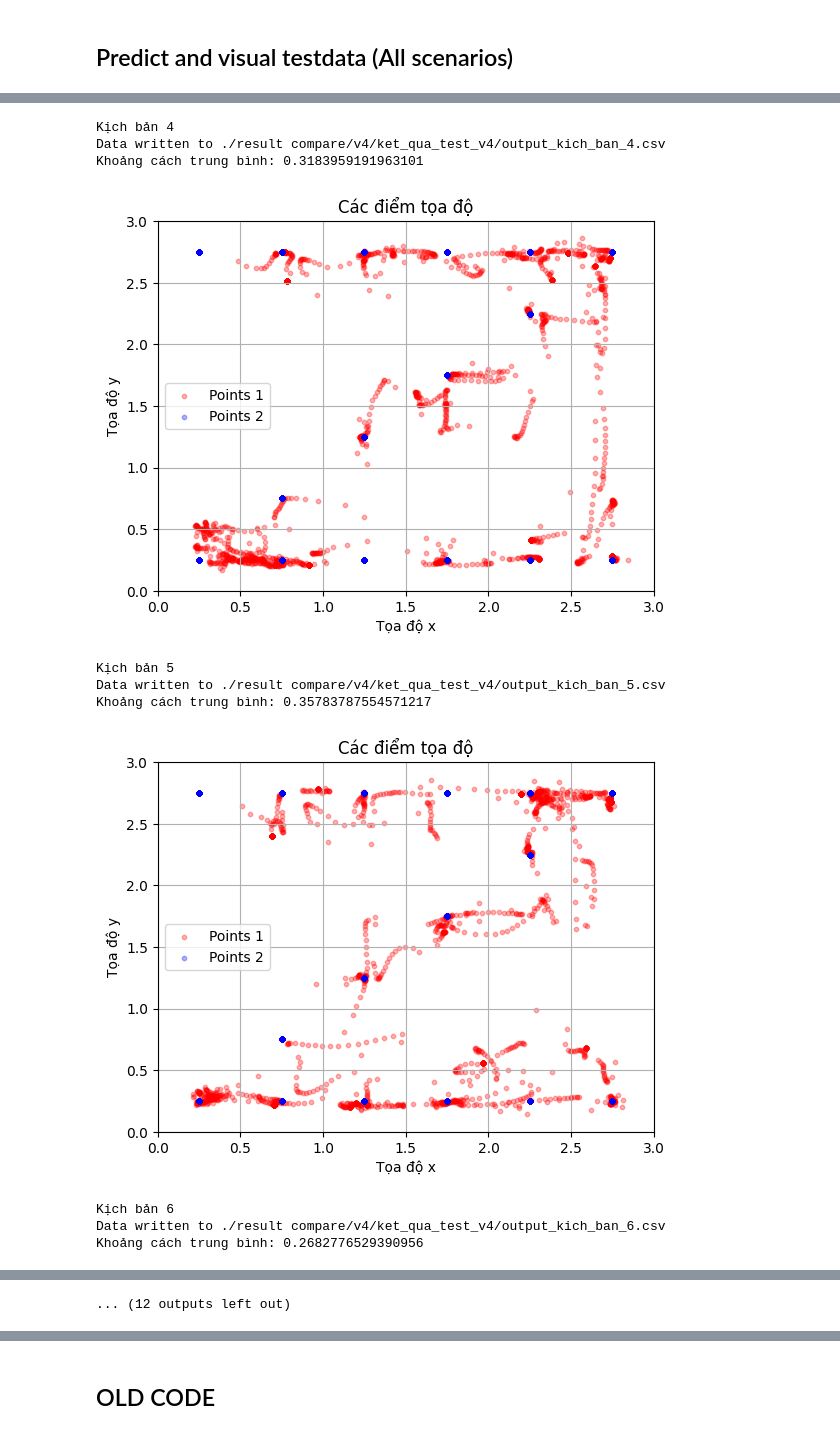
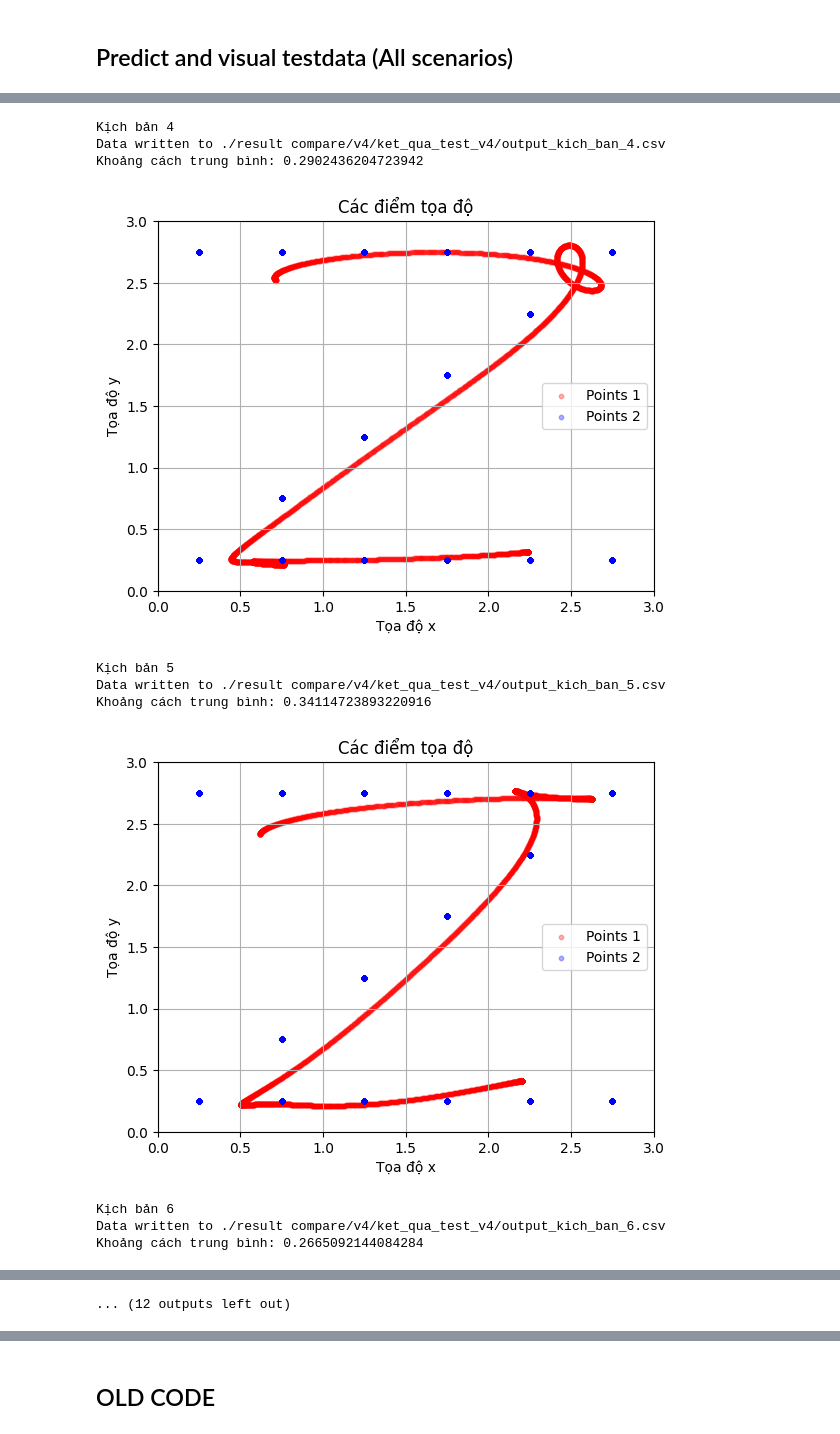
Before and after one commit to krypt0n96e/ML_for_PIR_array, a Jupyter notebook: CNN_RNN_pj1_test_v04_self_colected_data.ipynb, the cells around one changed output, grey strips where cells are left out. Saved outputs shown, nothing was run; the diff lists cells and outputs as text; code cells hidden in the pictures.

```diff
--- a/CNN_RNN_pj1_test_v04_self_colected_data.ipynb
+++ b/CNN_RNN_pj1_test_v04_self_colected_data.ipynb
@@ -838,7 +838,7 @@ with torch.no_grad():
             all_true_labels.append(true_values[0].item())
             all_predicted_labels.append(predicted_values[0].item())  # Chỉ dùng một giá trị cho label
 
-            if distance <= 0.5:  # Sử dụng một ngưỡng cho việc đánh giá hồi quy
+            if distance <= 0.3:  # Sử dụng một ngưỡng cho việc đánh giá hồi quy
                 TP += 1
                 TP_dict[true_values[0].item()] += 1
             else:
@@ -904,7 +904,7 @@ with torch.no_grad():
             all_predicted_labels.append(predicted_values.cpu() )  # Dự đoán của mô hình
             all_timesteps.append(timestep)  # Thêm timestep vào danh sách
 
-            if distance <= 0.5:  # Nếu khoảng cách nhỏ hơn hoặc bằng 0.5, coi là dự đoán đúng
+            if distance <= 0.35:  # Nếu khoảng cách nhỏ hơn hoặc bằng 0.5, coi là dự đoán đúng
                 TP += 1
                 TP_dict[true_values.cpu() ] += 1
             else:
@@ -1416,6 +1416,12 @@ for sc_index in range(len(y_sc_list)):
     corrected_labels = correct_labels(prediction_raw)  # Điều chỉnh lại nhãn nếu cần
     # processed_labels = process_labels(corrected_labels)
     processed_labels = process_labels(prediction_raw)
+    # print(np.array(processed_labels).T.shape)
+
+
+    processed_labels = noise_filter(np.array(processed_labels).T,100,0.2).T#############################################################################
+
+
     # Giả sử Y_test có kích thước (1, 2) và bạn cần truy cập vào y1 và y2
     y1_ground_truth = [x for x in Y_test[0].tolist()]  # Lấy giá trị y1
     y2_ground_truth = [x for x in Y_test[1].tolist()]  # Lấy giá trị y2
@@ -1463,7 +1469,9 @@ for sc_index in range(len(y_sc_list)):
     distances = [np.linalg.norm(np.array(true_xy) - np.array(pred_xy)) for true_xy, pred_xy in zip(y_true_xy, y_pred_xy)]
     mean_distance = np.mean(distances)
 
+
     print("Khoảng cách trung bình:", mean_distance)
+    # print("Khoảng cách trung bình:", best_distance)
 
     # Vẽ đường đi từ danh sách tọa độ
     mul_plot_points([y_pred_xy,y_true_xy])
@@ -1484,11 +1492,11 @@ Khoảng cách trung bình: 0.5539171779744356
 Kịch bản 4
 Data written to ./result compare/v4/ket_qua_test_v4/output_kich_ban_4.csv
-Khoảng cách trung bình: 0.3183959191963101
+Khoảng cách trung bình: 0.2902436204723942
-[figure, old version]
+[figure, new version]
 Kịch bản 5
 Data written to ./result compare/v4/ket_qua_test_v4/output_kich_ban_5.csv
-Khoảng cách trung bình: 0.35783787554571217
+Khoảng cách trung bình: 0.34114723893220916
-[figure, old version]
+[figure, new version]
 Kịch bản 6
 Data written to ./result compare/v4/ket_qua_test_v4/output_kich_ban_6.csv
-Khoảng cách trung bình: 0.2682776529390956
+Khoảng cách trung bình: 0.2665092144084284
```
Also changed, not shown: parts of 10 cells of this notebook, 1 other file.
